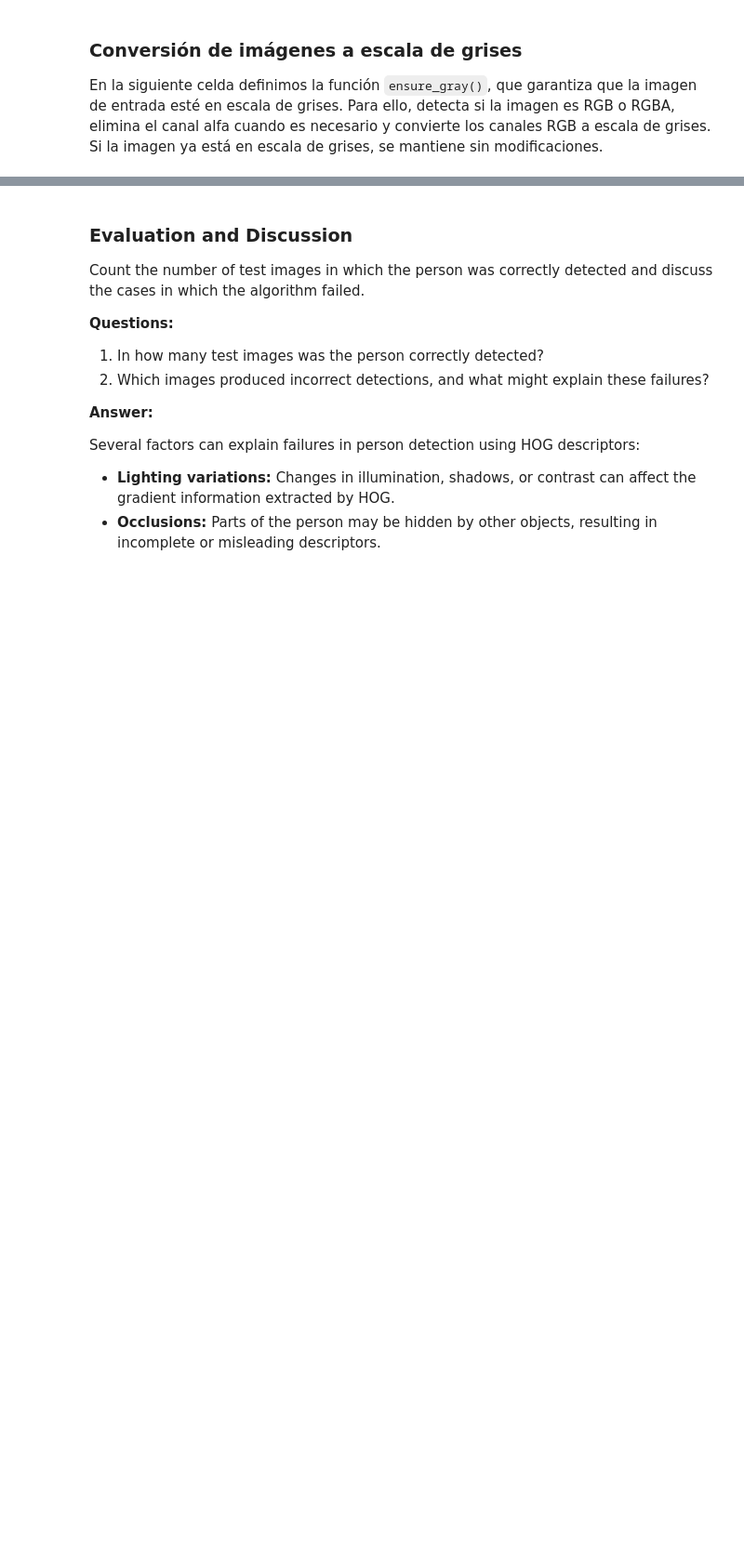
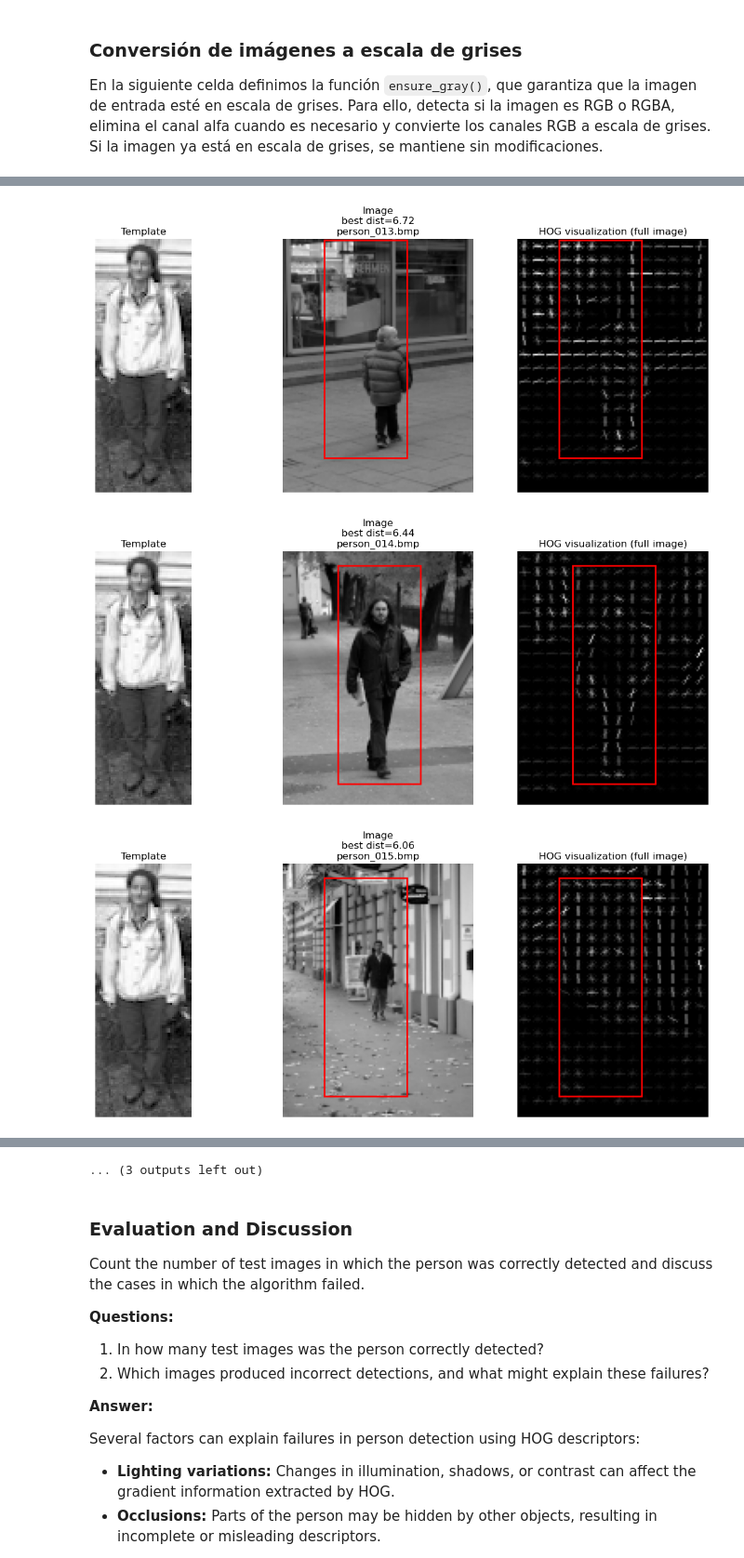
Before and after one commit to TonMartin777/Artificial-Vision, a Jupyter notebook: P4/2026_ComputerVision_P4.ipynb, the cells around one changed output, grey strips where cells are left out. Shown at 93% size. Saved outputs shown, nothing was run; the diff lists cells and outputs as text; code cells hidden in the pictures; blank space fills up the shorter version.

```diff
--- a/P4/2026_ComputerVision_P4.ipynb
+++ b/P4/2026_ComputerVision_P4.ipynb
@@ -163,0 +160,71 @@ from matplotlib import patches
+# %%
+import os, glob
+import numpy as np
+from matplotlib import patches
+
+# Function to detect the person template in an image using a sliding-window approach
+def detect_person_hog(image, template, hog_params, step=8):
+    # Compute template HOG descriptor
+    template_hog_descriptor = hog(template, **hog_params)
+
+    th, tw = template.shape
+    H, W = image.shape
+
+    best_dist = np.inf
+    best_bbox = (0, 0, tw, th)
+
+    # Slide window across the image
+    for y in range(0, H - th + 1, step):
+        for x in range(0, W - tw + 1, step):
+            window = image[y:y + th, x:x + tw]
+            win_fd = hog(window, **hog_params)
+
+            # Euclidean distance between descriptors
+            dist = np.linalg.norm(win_fd - template_hog_descriptor)
+
+            if dist < best_dist:
+                best_dist = dist
+                best_bbox = (x, y, tw, th)
+
+    return best_bbox, best_dist
+
+# HOG parameters (default skimage values)
+hog_params = {"orientations": 9, "pixels_per_cell": (8, 8), "cells_per_block": (3, 3)}
+
+# Read all test images from the folder
+test_paths = sorted(glob.glob(os.path.join("images_p4", "TestPersonImages", "*")))
+
+for img_path in test_paths:
+    # Load and preprocess test image
+    img = normalize(ensure_gray(io.imread(img_path)))
+
+    # Detect person
+    (x, y, w, h), best_dist = detect_person_hog(img, template, hog_params, step=8)
+
+    # Compute full-image HOG visualization
+    _, hog_full = hog(img, visualize=True, **hog_params)
+    hog_full_rescaled = exposure.rescale_intensity(hog_full, in_range=(0, 10))
+
+    # Plot Template, Detected Image, and Full HOG Visualization
+    fig, axes = plt.subplots(1, 3, figsize=(12, 5))
+
+    axes[0].imshow(template, cmap="gray")
+    axes[0].set_title("Template")
+    axes[0].axis("off")
+
+    axes[1].imshow(img, cmap="gray")
+    axes[1].add_patch(patches.Rectangle((x, y), w, h, linewidth=2, edgecolor="r", facecolor="none"))
+    axes[1].set_title(f"Image\nbest dist={best_dist:.2f}\n{os.path.basename(img_path)}")
+    axes[1].axis("off")
+
+    axes[2].imshow(hog_full_rescaled, cmap="gray")
+    axes[2].add_patch(patches.Rectangle((x, y), w, h, linewidth=2, edgecolor="r", facecolor="none"))
+    axes[2].set_title("HOG visualization (full image)")
+    axes[2].axis("off")
+
+    plt.tight_layout()
+    plt.show()
+# %% [output]
+[figure, added]
+[figure, added]
+[figure, added]
@@ -164,3 +240,4 @@ from matplotlib import patches
+... (3 outputs left out)
 # %% [markdown]
 ### Evaluation and Discussion
 
```
Also changed, not shown: parts of 4 cells of this notebook.
